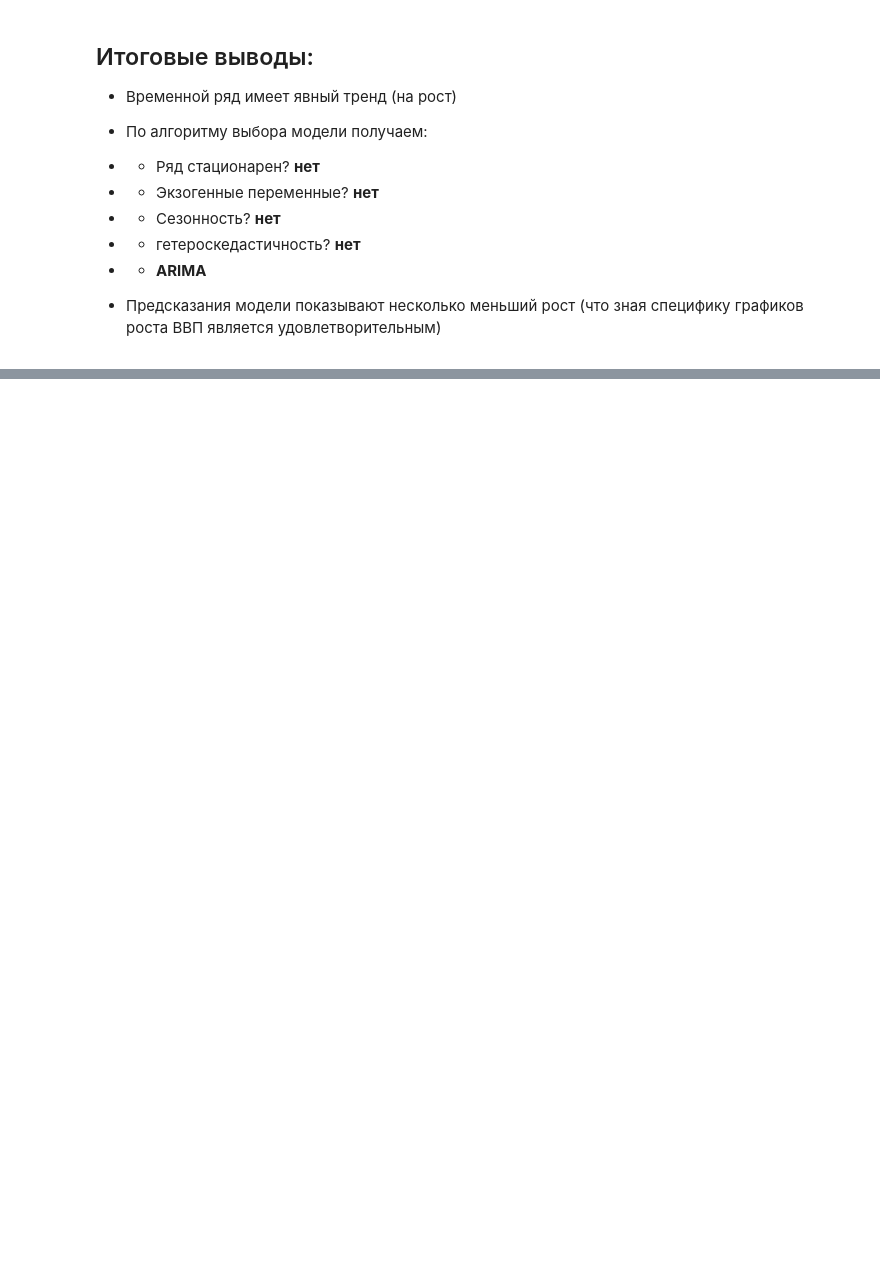
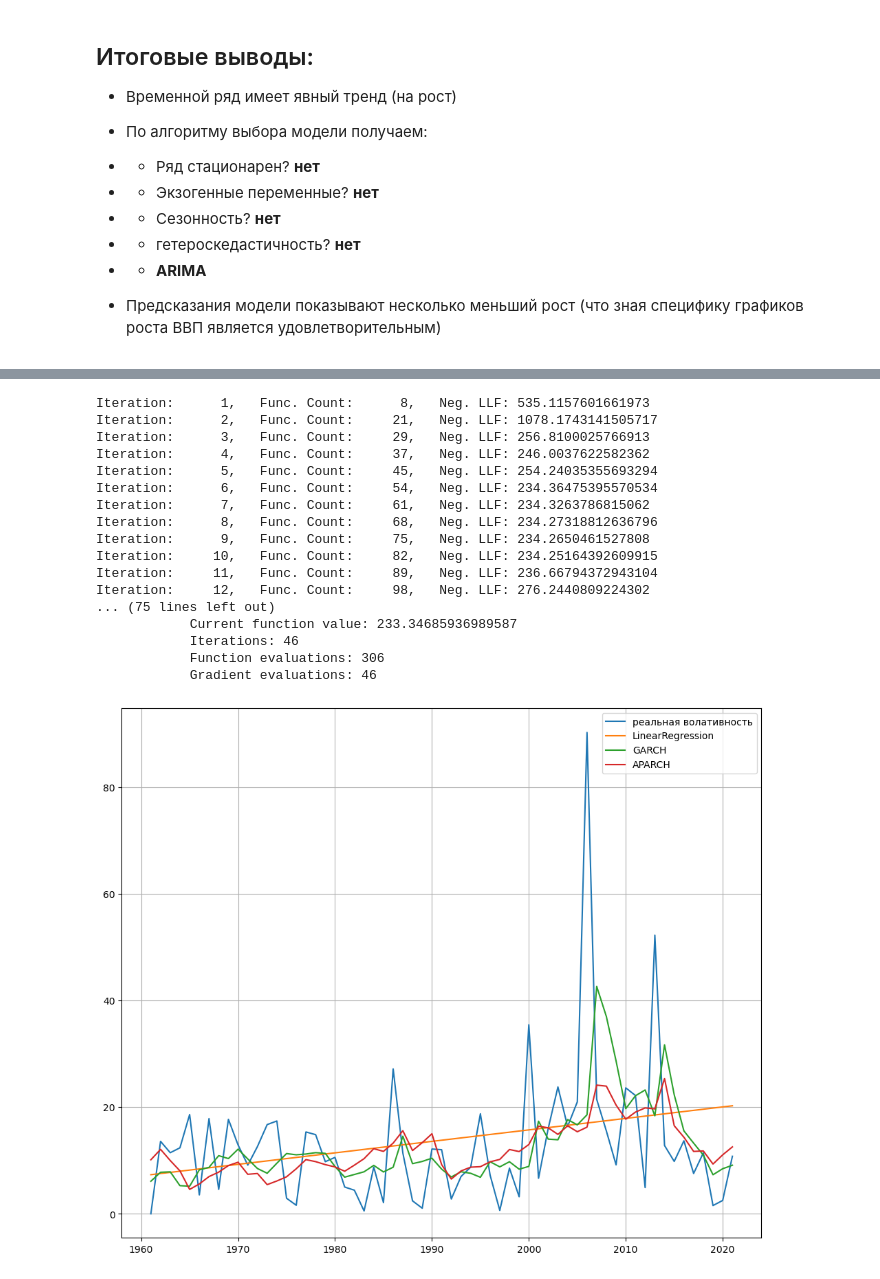
Before and after one commit to hoittoken/Python, a Jupyter notebook: Py/Math&ML/math&ml-13 timeline-2/project-ghana.ipynb, the cells around one changed output, grey strips where cells are left out. Saved outputs shown, nothing was run; the diff lists cells and outputs as text; code cells hidden in the pictures; blank space fills up the shorter version.

```diff
--- a/Py/Math&ML/math&ml-13 timeline-2/project-ghana.ipynb
+++ b/Py/Math&ML/math&ml-13 timeline-2/project-ghana.ipynb
@@ -1029,0 +1150,46 @@ Warnings:
+# %%
+# Разобьём сет на train test
+train_df = df.iloc[:-3]
+test_df = df.iloc[-3:]
+X_train = pd.DataFrame(range(df["gdp_vol"].shape[0]))[:train_df.shape[0]].fillna(0)
+X_test = pd.DataFrame(range(df["gdp_vol"].shape[0]))[train_df.shape[0]:].fillna(0)
+y_train = train_df["gdp_vol"].values
+y_test = test_df["gdp_vol"].values
+
+# Моделируем LR
+lr = LinearRegression().fit(X_train, y_train)
+y_pred_train_lr = lr.predict(X_train)
+y_pred_test_lr = lr.predict(X_test)
+lr_predict = np.append(y_pred_train_lr, y_pred_test_lr)
+
+# Моделируем ARCH
+garch = arch_model(df["gdp_vol"], p=2, o=1, q=1, power=0.5, vol='GARCH').fit()
+garch_1 = arch_model(df["gdp_vol"], vol='APARCH').fit()
+
+# Отрисуем результаты
+fig, ax = plt.subplots(figsize=(12, 10))
+ax.plot(df['gdp_vol'], label='реальная волативность')
+ax.plot(pd.Series(lr_predict, index=df.index), label='LinearRegression')
+ax.plot(garch.conditional_volatility, label='GARCH')
+ax.plot(garch_1.conditional_volatility, label='APARCH')
+ax.grid()
+ax.legend();
+# %% [output]
+Iteration:      1,   Func. Count:      8,   Neg. LLF: 535.1157601661973
+Iteration:      2,   Func. Count:     21,   Neg. LLF: 1078.1743141505717
+Iteration:      3,   Func. Count:     29,   Neg. LLF: 256.8100025766913
+Iteration:      4,   Func. Count:     37,   Neg. LLF: 246.0037622582362
+Iteration:      5,   Func. Count:     45,   Neg. LLF: 254.24035355693294
+Iteration:      6,   Func. Count:     54,   Neg. LLF: 234.36475395570534
+Iteration:      7,   Func. Count:     61,   Neg. LLF: 234.3263786815062
+Iteration:      8,   Func. Count:     68,   Neg. LLF: 234.27318812636796
+Iteration:      9,   Func. Count:     75,   Neg. LLF: 234.2650461527808
+Iteration:     10,   Func. Count:     82,   Neg. LLF: 234.25164392609915
+Iteration:     11,   Func. Count:     89,   Neg. LLF: 236.66794372943104
+Iteration:     12,   Func. Count:     98,   Neg. LLF: 276.2440809224302
+... (75 lines left out)
+            Current function value: 233.34685936989587
+            Iterations: 46
+            Function evaluations: 306
+            Gradient evaluations: 46
+[figure, added]
```
Also changed, not shown: parts of 26 cells of this notebook, 5 other files.
